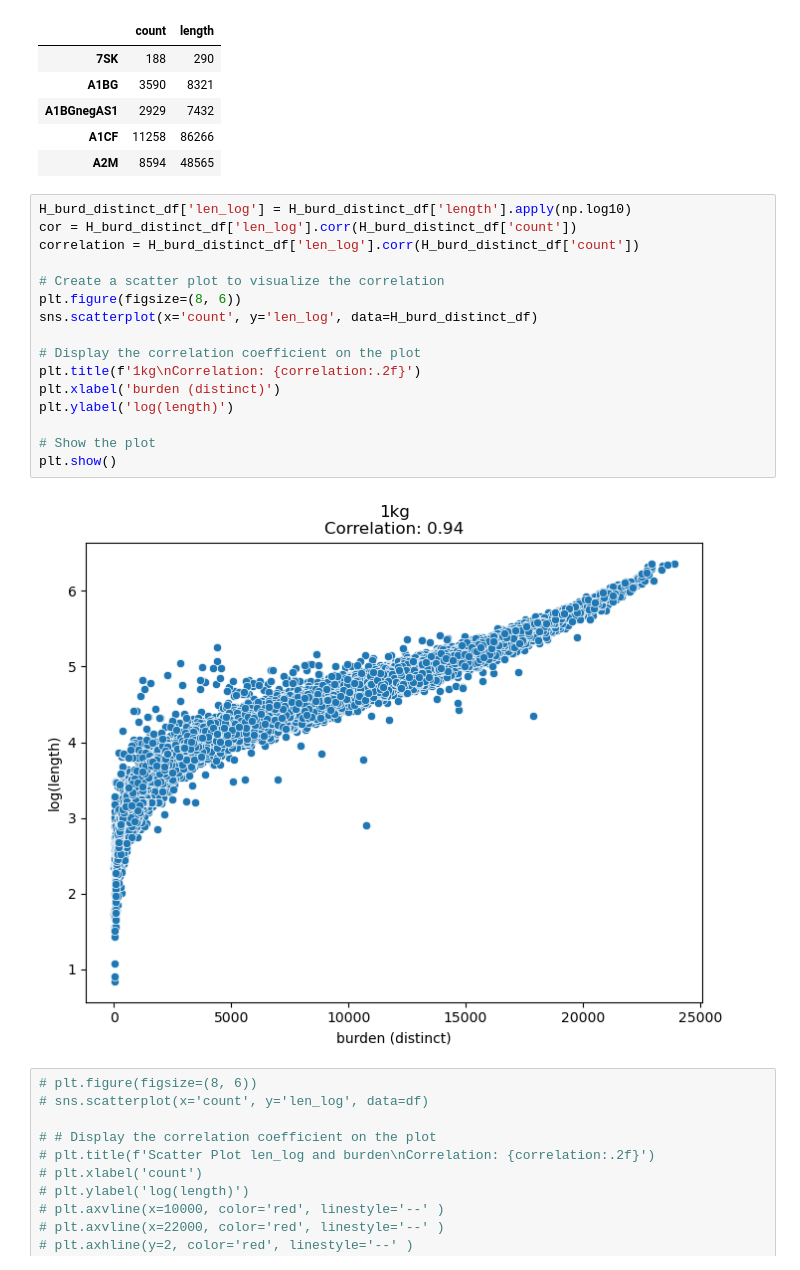
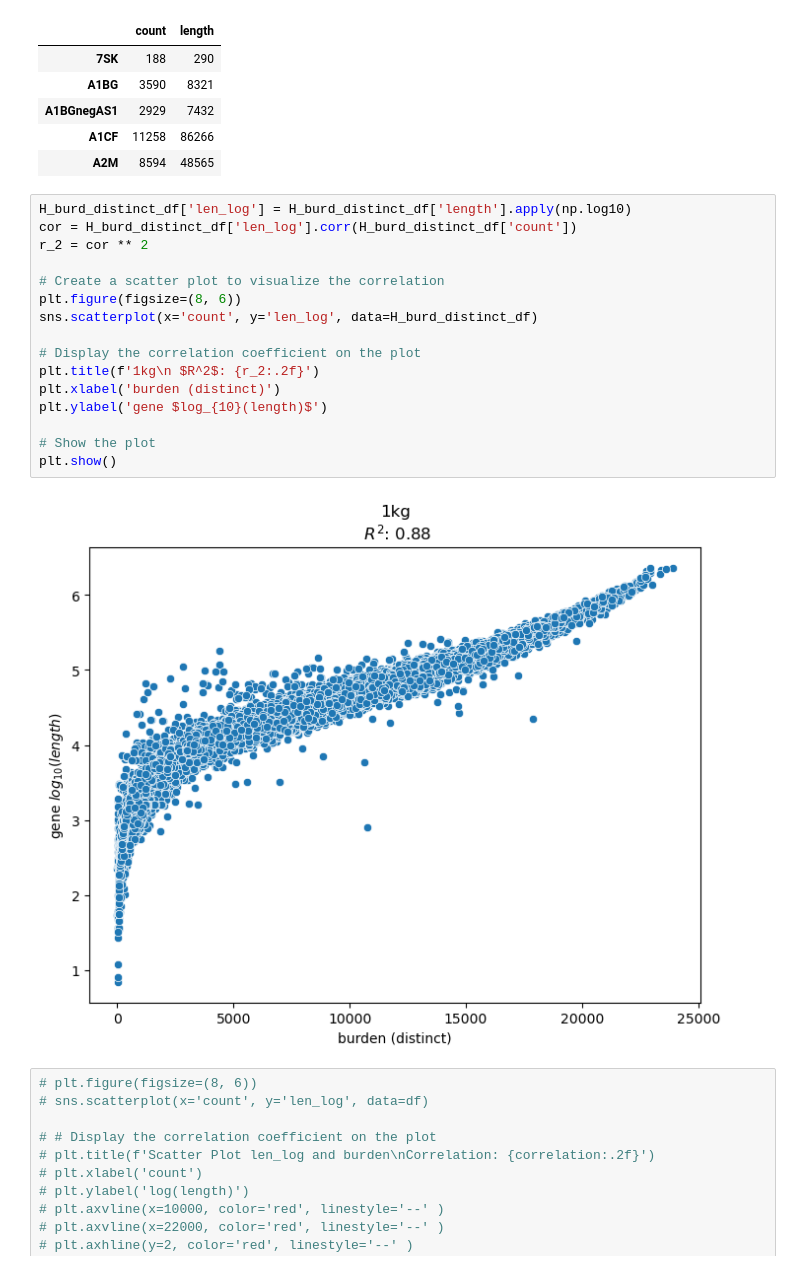
Before and after one commit to jakekrol/genefusion, a Jupyter notebook: scripts/python/prostate_analysis.ipynb, the cells around one changed output. Saved outputs shown, nothing was run; the diff lists cells and outputs as text.

```diff
--- a/scripts/python/prostate_analysis.ipynb
+++ b/scripts/python/prostate_analysis.ipynb
@@ -942,21 +957,21 @@ H_burd_distinct_df.head()
 # %%
 H_burd_distinct_df['len_log'] = H_burd_distinct_df['length'].apply(np.log10)
 cor = H_burd_distinct_df['len_log'].corr(H_burd_distinct_df['count'])
-correlation = H_burd_distinct_df['len_log'].corr(H_burd_distinct_df['count'])
+r_2 = cor ** 2
 
 # Create a scatter plot to visualize the correlation
 plt.figure(figsize=(8, 6))
 sns.scatterplot(x='count', y='len_log', data=H_burd_distinct_df)
 
 # Display the correlation coefficient on the plot
-plt.title(f'1kg\nCorrelation: {correlation:.2f}')
+plt.title(f'1kg\n $R^2$: {r_2:.2f}')
 plt.xlabel('burden (distinct)')
-plt.ylabel('log(length)')
+plt.ylabel('gene $log_{10}(length)$')
 
 # Show the plot
 plt.show()
 # %% [output]
-[figure, old version]
+[figure, new version]
 # %%
 # plt.figure(figsize=(8, 6))
 # sns.scatterplot(x='count', y='len_log', data=df)
```
Also changed, not shown: parts of 45 cells of this notebook.
